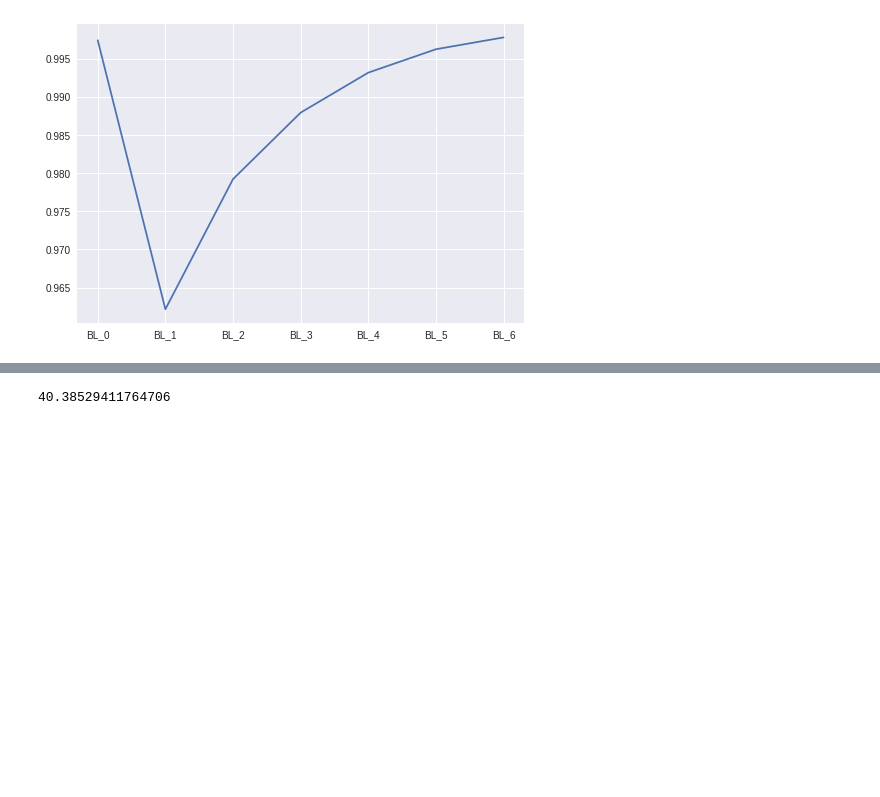
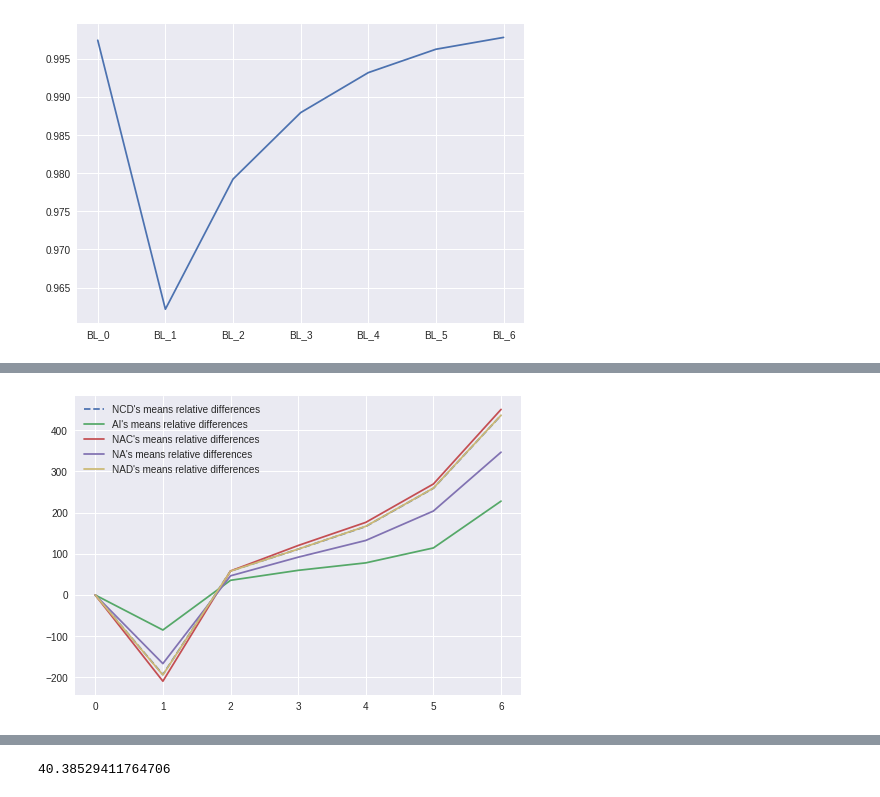
Before and after one commit to Dianna22/ML, a Jupyter notebook: SocialMediaBUZZ/data_analysis.ipynb, the cells around one changed output, grey strips where cells are left out. Drawn from its saved outputs; the diff is of its cells as text; code cells hidden in the pictures; blank space fills up the shorter version.

```diff
--- a/SocialMediaBUZZ/data_analysis.ipynb
+++ b/SocialMediaBUZZ/data_analysis.ipynb
@@ -181,7 +218,9 @@ ncd = data_500.filter(regex='NCD_?').loc[data_500['BUZZ']==1].describe()
 ncd_diffs = ncd.diff(axis=1).fillna(0).iloc[1]
 ai = data_500.filter(regex='AI_?').loc[data_500['BUZZ']==1].describe()
 ai_diffs = ai.diff(axis=1).fillna(0).iloc[1]
-# asna = data_500.filter(regex='AS\(NA\)_?').loc[data_500['BUZZ']==1].describe()
-# asna_diffs = asna.diff(axis=1).fillna(0).iloc[1]
-ai = data_500.filter(regex='AI_?').loc[data_500['BUZZ']==1].describe()
-ai_diffs = ai.diff(axis=1).fillna(0).iloc[1]
+nac = data_500.filter(regex='^NAC_?').loc[data_500['BUZZ']==1].describe()
+nac_diffs = nac.diff(axis=1).fillna(0).iloc[1]
+na = data_500.filter(regex='^NA_').loc[data_500['BUZZ']==1].describe()
+na_diffs = na.diff(axis=1).fillna(0).iloc[1]
+nad = data_500.filter(regex='^NAD_').loc[data_500['BUZZ']==1].describe()
+nad_diffs = nad.diff(axis=1).fillna(0).iloc[1]
@@ -187,0 +231,12 @@ ai_diffs = ai.diff(axis=1).fillna(0).iloc[1]
+# %%
+lines = [mat_plt.plot(list(range(7)), ncd_diffs, label="NCD's means relative differences", ls='--')[0],
+         mat_plt.plot(list(range(7)), ai_diffs, label="AI's means relative differences")[0],
+         mat_plt.plot(list(range(7)), nac_diffs, label="NAC's means relative differences")[0],
+         mat_plt.plot(list(range(7)), na_diffs, label="NA's means relative differences")[0],
+         mat_plt.plot(list(range(7)), nad_diffs, label="NAD's means relative differences")[0],
+        ]
+
+mat_plt.legend(handles=lines)
+mat_plt.show()
+# %% [output]
+[figure, added]
```
Also changed, not shown: parts of 25 cells of this notebook.
